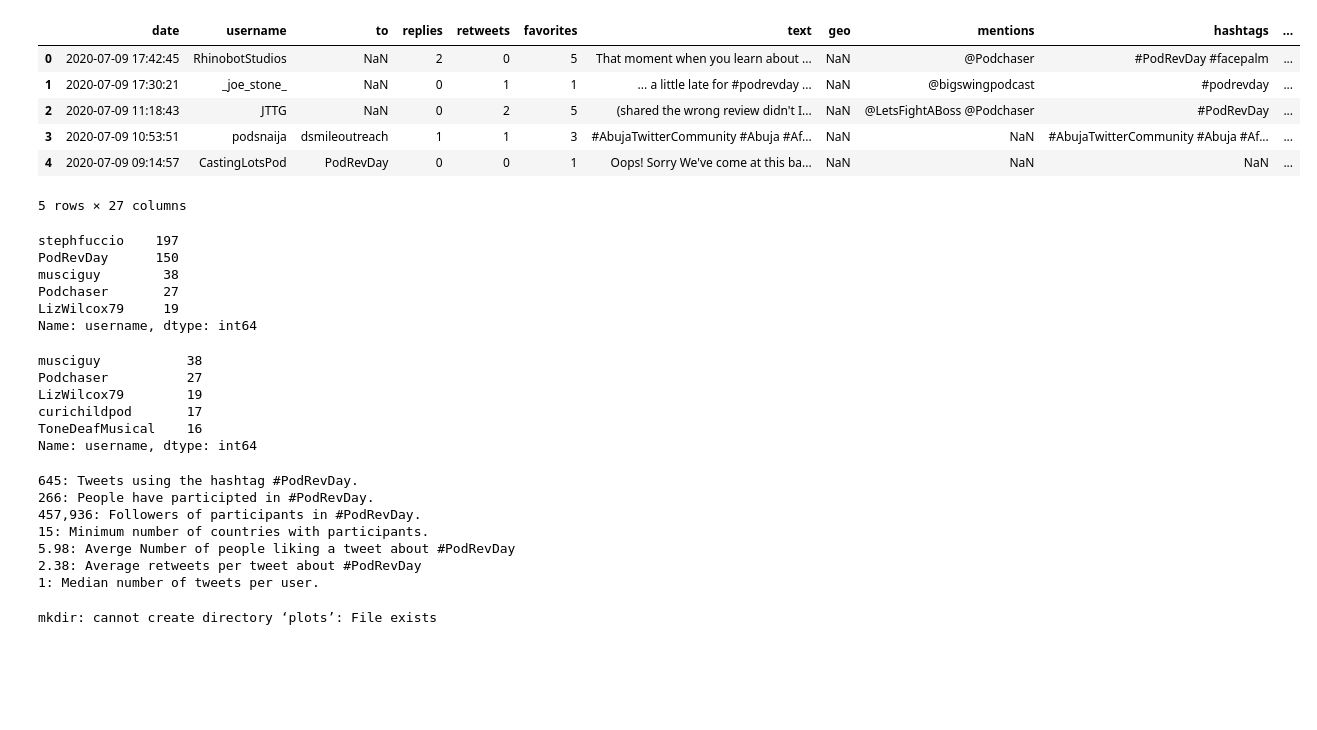
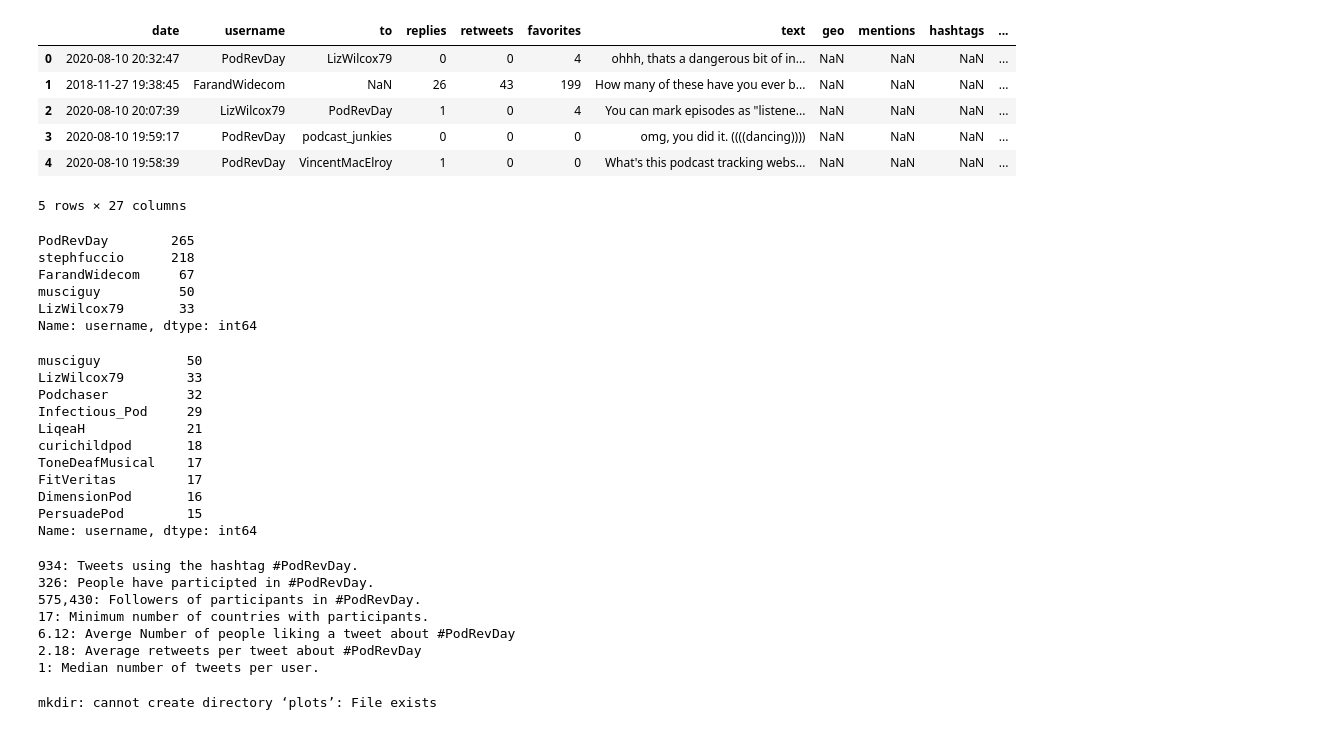
Before and after one commit to educatorsRlearners/podrevday, a Jupyter notebook: analysis.ipynb, the cells around one changed output. Saved outputs shown, nothing was run; the diff lists cells and outputs as text; code cells hidden in the pictures; blank space fills up the shorter version.

```diff
--- a/analysis.ipynb
+++ b/analysis.ipynb
@@ -4,28 +4,28 @@ import numpy as np
 import matplotlib.pyplot as plt
 import bar_chart_race as bcr
 # %%
-df = pd.read_csv('data/tweets_users.csv', parse_dates=['date'])
-user_df = pd.read_csv('data/user_data.csv')
+df_full = pd.read_csv('data/tweets_users_august.csv', parse_dates=['date'])
+df_user = pd.read_csv('data/user_data.csv')
 # %%
-df['month'] = df['date'].dt.month
-df['day'] = df['date'].dt.day
+df_full['month'] = df_full['date'].dt.month
+df_full['day'] = df_full['date'].dt.day
 # %%
-df.head()
+df_full.head()
 # %% [output]
 |  | date | username | to | replies | retweets | favorites | text | geo | mentions | hashtags | ... |
-| 0 | 2020-07-09 17:42:45 | RhinobotStudios | NaN | 2 | 0 | 5 | That moment when you learn about ... | NaN | @Podchaser | #PodRevDay #facepalm | ... |
-| 1 | 2020-07-09 17:30:21 | _joe_stone_ | NaN | 0 | 1 | 1 | ... a little late for #podrevday ... | NaN | @bigswingpodcast | #podrevday | ... |
-| 2 | 2020-07-09 11:18:43 | JTTG | NaN | 0 | 2 | 5 | (shared the wrong review didn't I... | NaN | @LetsFightABoss @Podchaser | #PodRevDay | ... |
-| 3 | 2020-07-09 10:53:51 | podsnaija | dsmileoutreach | 1 | 1 | 3 | #AbujaTwitterCommunity #Abuja #Af... | NaN | NaN | #AbujaTwitterCommunity #Abuja #Af... | ... |
-| 4 | 2020-07-09 09:14:57 | CastingLotsPod | PodRevDay | 0 | 0 | 1 | Oops! Sorry We've come at this ba... | NaN | NaN | NaN | ... |
+| 0 | 2020-08-10 20:32:47 | PodRevDay | LizWilcox79 | 0 | 0 | 4 | ohhh, thats a dangerous bit of in... | NaN | NaN | NaN | ... |
+| 1 | 2018-11-27 19:38:45 | FarandWidecom | NaN | 26 | 43 | 199 | How many of these have you ever b... | NaN | NaN | NaN | ... |
+| 2 | 2020-08-10 20:07:39 | LizWilcox79 | PodRevDay | 1 | 0 | 4 | You can mark episodes as "listene... | NaN | NaN | NaN | ... |
+| 3 | 2020-08-10 19:59:17 | PodRevDay | podcast_junkies | 0 | 0 | 0 | omg, you did it. ((((dancing)))) | NaN | NaN | NaN | ... |
+| 4 | 2020-08-10 19:58:39 | PodRevDay | VincentMacElroy | 1 | 0 | 0 | What's this podcast tracking webs... | NaN | NaN | NaN | ... |
 5 rows × 27 columns
 # %%
-df.username.value_counts()[:5]
+df_full.username.value_counts()[:5]
 # %% [output]
-stephfuccio    197
-PodRevDay      150
-musciguy        38
-Podchaser       27
-LizWilcox79     19
+PodRevDay        265
+stephfuccio      218
+FarandWidecom     67
+musciguy          50
+LizWilcox79       33
 Name: username, dtype: int64
 # %%
@@ -35,21 +35,26 @@ df = df[~df.username.isin(screen)]
 # %%
-df.username.value_counts()[:5]
+df_full.username.value_counts()[:10]
 # %% [output]
-musciguy           38
-Podchaser          27
-LizWilcox79        19
-curichildpod       17
-ToneDeafMusical    16
+musciguy           50
+LizWilcox79        33
+Podchaser          32
+Infectious_Pod     29
+LiqeaH             21
+curichildpod       18
+ToneDeafMusical    17
+FitVeritas         17
+DimensionPod       16
+PersuadePod        15
 Name: username, dtype: int64
 # %%
-tweet_table = df.groupby('username').size().reset_index(name="tweets")
-tweets_total = df.shape[0]
-unique_users = df["username"].nunique()
-sum_followers = sum(user_df.followers)
-unique_countries = df.country.nunique()
+tweet_table = df_full.groupby('username').size().reset_index(name="tweets")
+tweets_total = df_full.shape[0]
+unique_users = df_full["username"].nunique()
+sum_followers = sum(df_user.followers)
+unique_countries = df_full.country.nunique()
 median_tweet = np.median(tweet_table.tweets)
-avg_retweats = np.mean(df.retweets)
-avg_favorite = np.mean(df.favorites)
+avg_retweats = np.mean(df_full.retweets)
+avg_favorite = np.mean(df_full.favorites)
 print(f"{tweets_total}: Tweets using the hashtag #PodRevDay.")
 print(f"{unique_users}: People have participted in #PodRevDay.")
 print(f"{sum_followers:,d}: Followers of participants in #PodRevDay.")
@@ -58,12 +63,12 @@ print(f"{avg_favorite:.2f}: Averge Number of people liking a tweet about #PodRev
 print(f"{avg_retweats:.2f}: Average retweets per tweet about #PodRevDay")
 print(f"{median_tweet:.0f}: Median number of tweets per user.")
 # %% [output]
-645: Tweets using the hashtag #PodRevDay.
-266: People have participted in #PodRevDay.
-457,936: Followers of participants in #PodRevDay.
-15: Minimum number of countries with participants.
-5.98: Averge Number of people liking a tweet about #PodRevDay
-2.38: Average retweets per tweet about #PodRevDay
+934: Tweets using the hashtag #PodRevDay.
+326: People have participted in #PodRevDay.
+575,430: Followers of participants in #PodRevDay.
+17: Minimum number of countries with participants.
+6.12: Averge Number of people liking a tweet about #PodRevDay
+2.18: Average retweets per tweet about #PodRevDay
 1: Median number of tweets per user.
 # %%
 !mkdir plots
```
Also changed, not shown: parts of 9 cells of this notebook, 13 other files.
